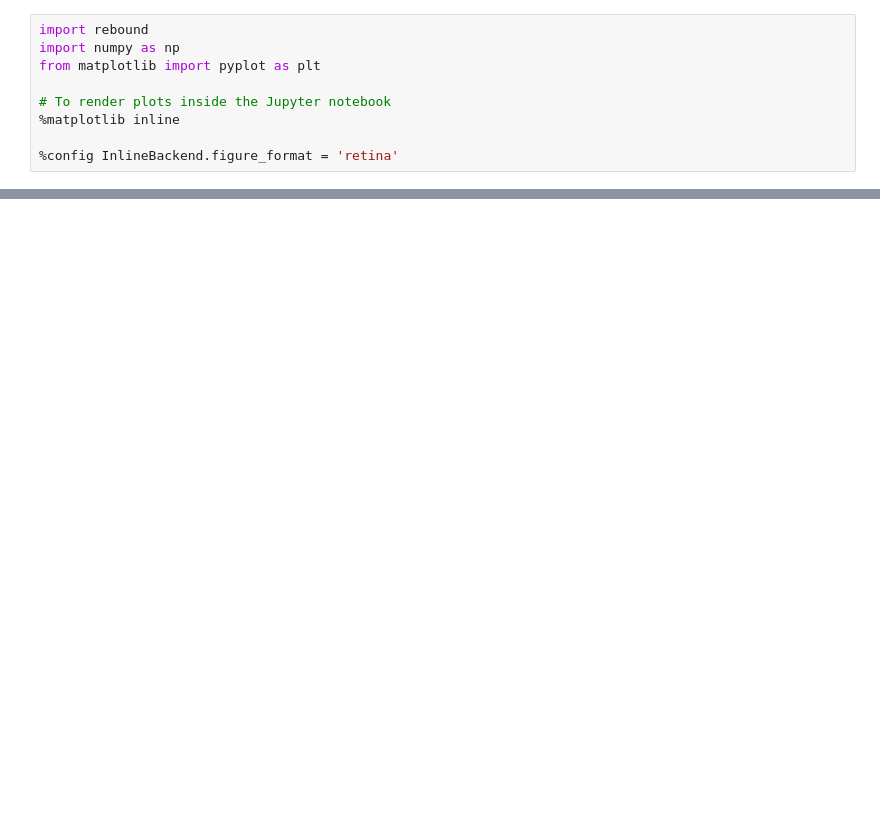
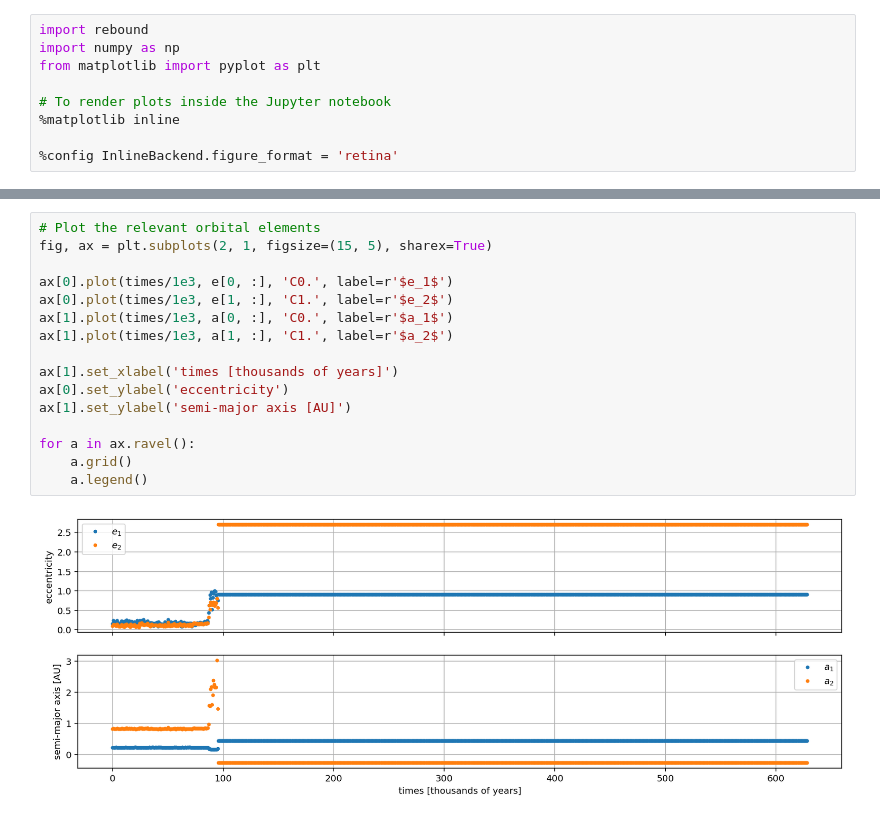
Before and after one commit to fbartolic/petnica_summer_school_2019, a Jupyter notebook: day_2/circumbinary_planets.ipynb, the cells around one changed output, grey strips where cells are left out. Drawn from its saved outputs; the diff is of its cells as text; blank space fills up the shorter version.

```diff
--- a/day_2/circumbinary_planets.ipynb
+++ b/day_2/circumbinary_planets.ipynb
@@ -137,0 +178,18 @@ ax.scatter((229/365.25)*2*np.pi/P_bin, 0.0069, color='white', marker='x')
+# %%
+# Plot the relevant orbital elements
+fig, ax = plt.subplots(2, 1, figsize=(15, 5), sharex=True)
+
+ax[0].plot(times/1e3, e[0, :], 'C0.', label=r'$e_1$')
+ax[0].plot(times/1e3, e[1, :], 'C1.', label=r'$e_2$')
+ax[1].plot(times/1e3, a[0, :], 'C0.', label=r'$a_1$')
+ax[1].plot(times/1e3, a[1, :], 'C1.', label=r'$a_2$')
+
+ax[1].set_xlabel('times [thousands of years]')
+ax[0].set_ylabel('eccentricity')
+ax[1].set_ylabel('semi-major axis [AU]')
+
+for a in ax.ravel():
+    a.grid()
+    a.legend()
+# %% [output]
+[figure, added]
```
Also changed, not shown: parts of 6 cells of this notebook, 1 other file.
